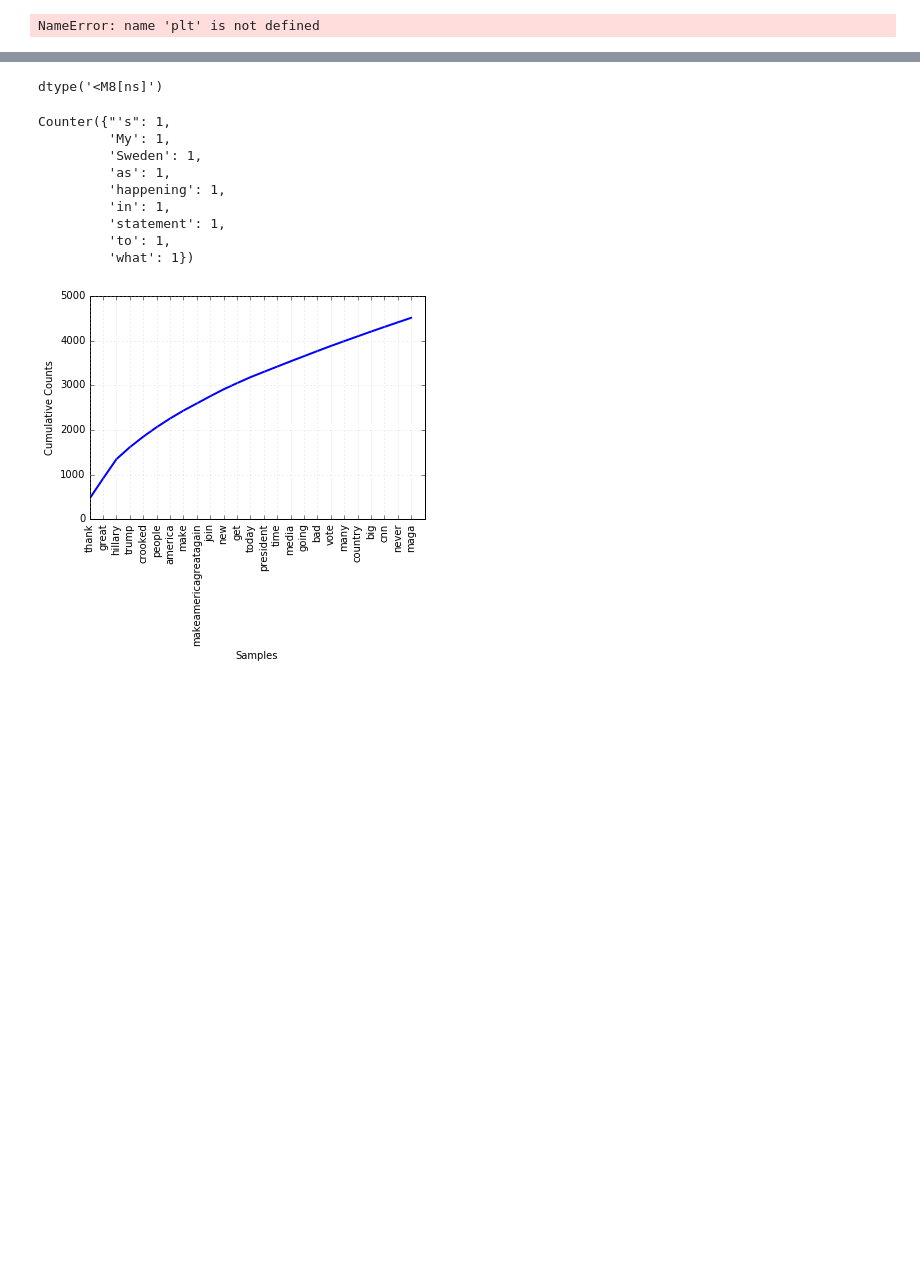
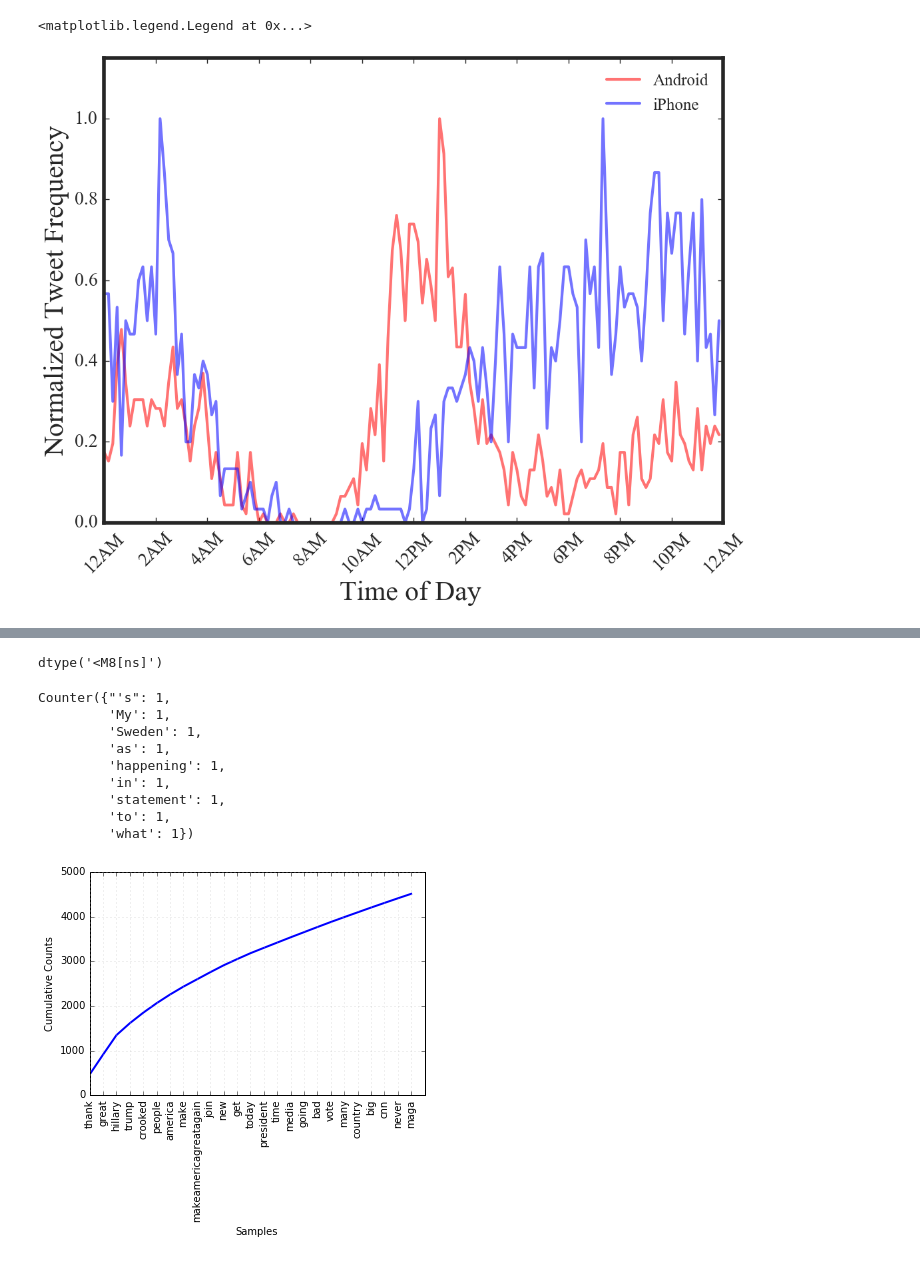
Before and after one commit to gmsardane/HackFeb2017, a Jupyter notebook: hackathon.ipynb, the cells around one changed output, grey strips where cells are left out. Cells and saved outputs as stored; diff of their text form; code cells hidden in the pictures; blank space fills up the shorter version.

```diff
--- a/hackathon.ipynb
+++ b/hackathon.ipynb
@@ -84,7 +104,67 @@ grp.head()
-# %%
-#grp.hist()
-#grp.sort_values('count', ascending=False)
-grp = grp.fillna(0)
-plt.plot(grp['count'], 'ro')
-# %% [output]
-NameError: name 'plt' is not defined
+# %%
+#grp = xx.groupby(by=[xx.index.map(lambda x : (x.hour, x.minute))]).sum()
+grp = xx_Android.groupby(by=[xx_Android.index.map(lambda x : '{0:02}:{1:02}'.format(x.hour, x.minute))]).sum()
+grp=grp.reset_index()
+grp = grp.rename(columns={'index': 'TOD'}) #TOD means time of da
+
+
+grp_i = xx_iPhone.groupby(by=[xx_iPhone.index.map(lambda x : '{0:02}:{1:02}'.format(x.hour, x.minute))]).sum()
+grp_i=grp_i.reset_index()
+grp_i = grp_i.rename(columns={'index': 'TOD'}) #TOD means time of da
+# %%
+## The is Trump's average TWITTER activity from March 17, 2016 through Feb 19, 2017
+#plt.xticks(range(0, len(grp)+12, 12), ['{0:02}:00'.format(i) for i in range(0, 26, 2)], rotation='vertical');
+
+grp = grp.fillna(0)
+grp_i = grp_i.fillna(0)
+plt.plot(grp.index.tolist(), grp['count']/max(grp['count']), color='red',
+         label='Android', linewidth=3, alpha=0.55)
+plt.plot(grp_i.index.tolist(), grp_i['count']/max(grp_i['count']), color='blue',
+         label='iPhone', linewidth=3, alpha=0.55)
+
+plt.xlabel('Time of Day ', fontsize =  30)
+plt.ylabel('Normalized Tweet Frequency', fontsize =  30)
+plt.xticks(range(0, len(grp)+12, 12), ['12AM', '2AM', '4AM', '6AM', '8AM', \
+                                       '10AM', '12PM', '2PM', '4PM', '6PM', '8PM', \
+                                       '10PM', '12AM'], rotation=45);
+plt.xlim(0,len(grp['count']))
+plt.ylim(0, 1.15)
+sns.set_style({"xtick.direction": "in","ytick.direction": "in"})
+fig_size = plt.rcParams["figure.figsize"]
+fig_size[0] = 12
+fig_size[1] = 9
+
+#matplotlib.rc('xtick', labelsize=14)
+#matplotlib.rc('ytick', labelsize=14)
+matplotlib.rcParams['axes.linewidth'] = 2.
+plt.rcParams['axes.linewidth'] = 4
+plt.rc('font', family='serif')
+plt.rc('font', serif='Times New Roman')
+
+plt.xticks(fontsize=20)
+plt.yticks(fontsize=20)
+plt.legend(fontsize=18)
+#annotate
+#plt.annotate("Bedtime?", xy=(14, 1.00), xycoords='data',\
+#             xytext=(32, 1.08), textcoords='data',\
+#             size=30, va="center", ha="center", \
+#             arrowprops=dict(arrowstyle="simple", connectionstyle="arc3,rad=0.2"))
+#
+#plt.annotate("Lunch?", xy=(80, 1.00), xycoords='data',\
+#             xytext=(95, 1.08), textcoords='data',\
+#             size=30, va="center", ha="center", \
+#             arrowprops=dict(arrowstyle="simple", connectionstyle="arc3,rad=0.2"))
+#
+#plt.annotate("Coffee?", xy=(100, 0.65), xycoords='data',\
+#             xytext=(95, 0.80), textcoords='data',\
+#             size=30, va="center", ha="center", \
+#             arrowprops=dict(arrowstyle="simple", connectionstyle="arc3,rad=0.2"))
+#
+#
+#plt.annotate("Dinner?", xy=(116, 0.73), xycoords='data',\
+#             xytext=(125, 0.90), textcoords='data',\
+#             size=30, va="center", ha="center", \
+#             arrowprops=dict(arrowstyle="simple", connectionstyle="arc3,rad=+0.4"))
+# %% [output]
+<matplotlib.legend.Legend at 0x...>
+[figure, added]
```
Also changed, not shown: parts of 10 cells of this notebook.
